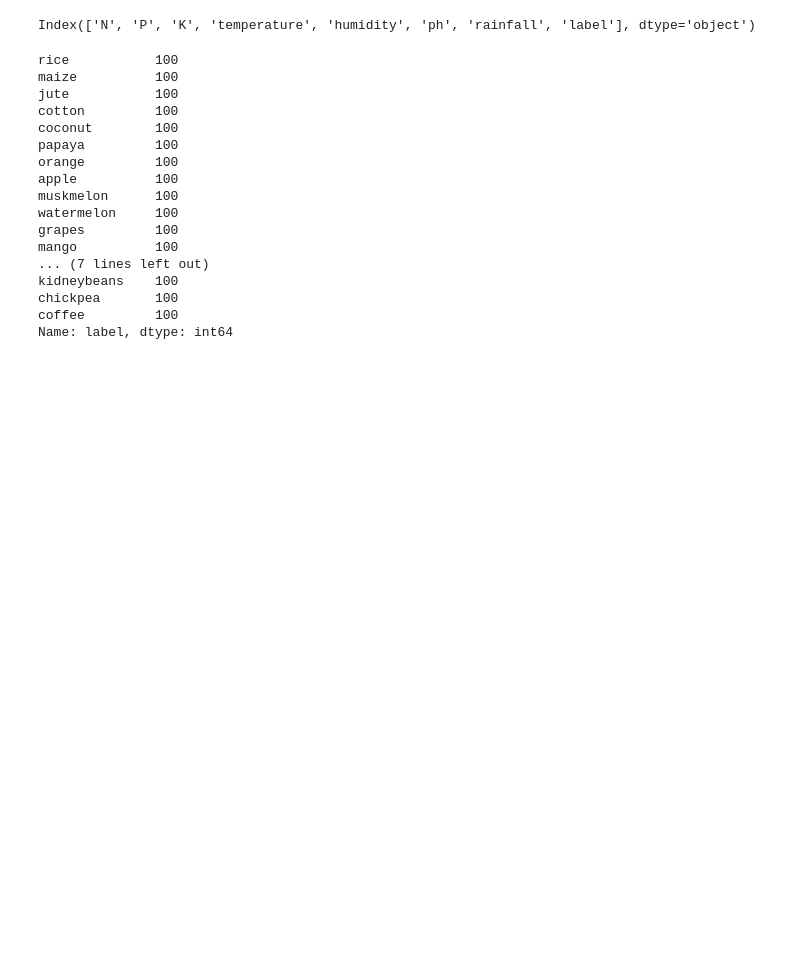
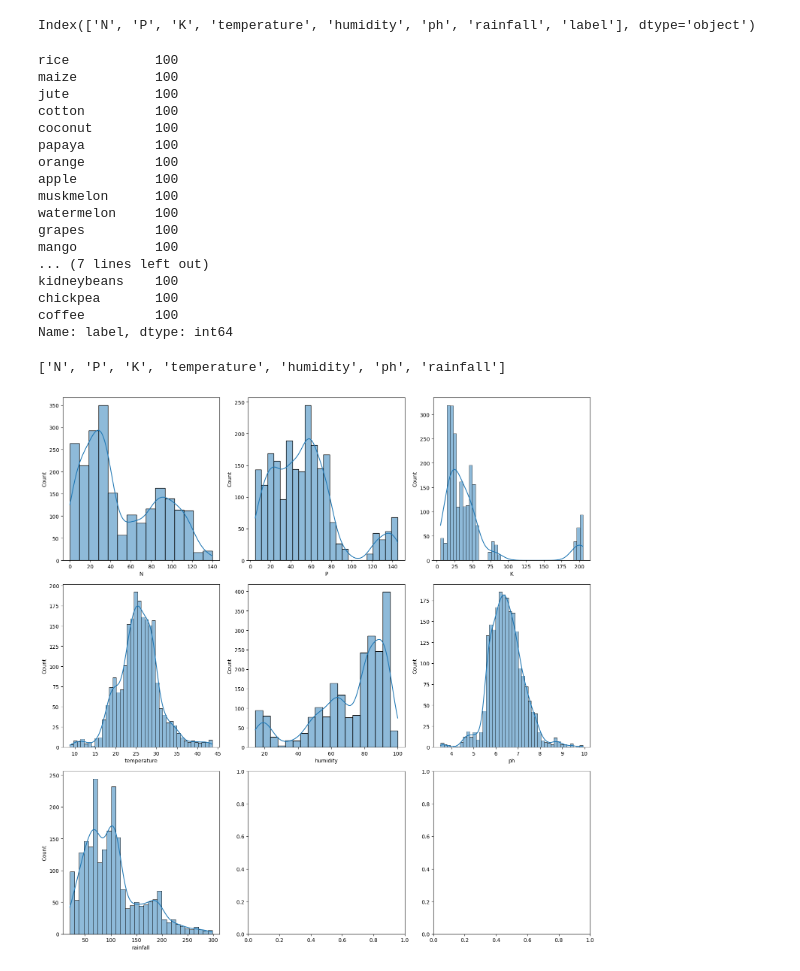
Before and after one commit to Shubhraweb89/Crop_Fertilizer_RS, a Jupyter notebook: crop.ipynb, the cells around one changed output. Cells and saved outputs as stored; diff of their text form; code cells hidden in the pictures; blank space fills up the shorter version.

```diff
--- a/crop.ipynb
+++ b/crop.ipynb
@@ -103,3 +103,23 @@ kidneybeans    100
 chickpea       100
 coffee         100
 Name: label, dtype: int64
+# %%
+features = crop.columns.to_list()
+features.remove('label')
+print(features)
+# %% [output]
+['N', 'P', 'K', 'temperature', 'humidity', 'ph', 'rainfall']
+# %%
+#Visualize the distribution of each feature
+import matplotlib.pyplot as plt  # Ensure matplotlib is imported
+import seaborn as sns  # seaborn is also imported
+
+# Visualize the distribution of each feature
+fig, ax = plt.subplots(3, 3, figsize=(15, 15))  # Use plt.subplots instead of sns.subplots
+for i, subplot in zip(features, ax.flatten()):
+    sns.histplot(crop[i], ax=subplot, kde=True)
+
+plt.tight_layout()  # Adjust layout to prevent overlap
+plt.show()  # Show the plots
+# %% [output]
+[figure, added]
```
Also changed, not shown: parts of 11 cells of this notebook.
